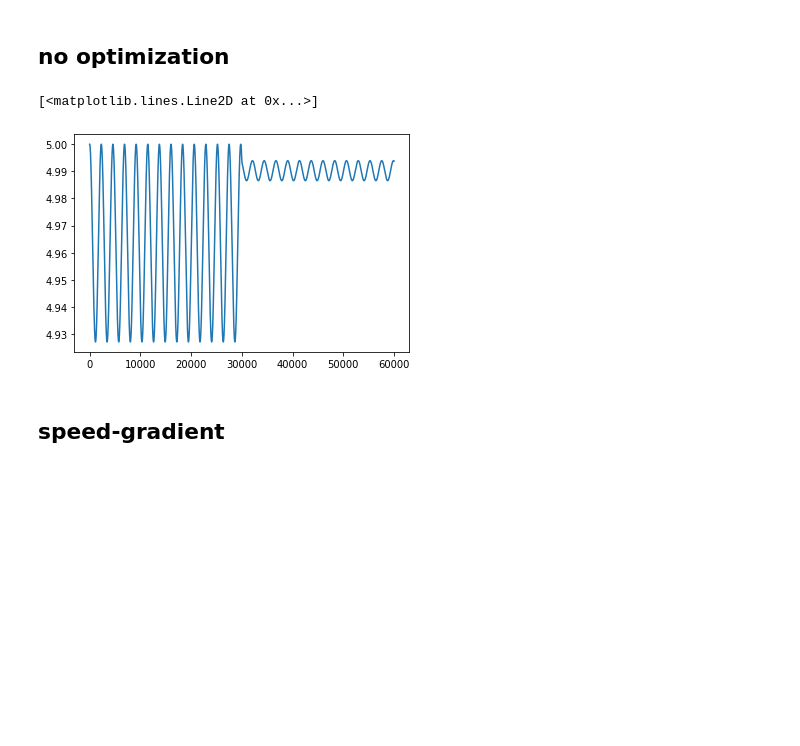
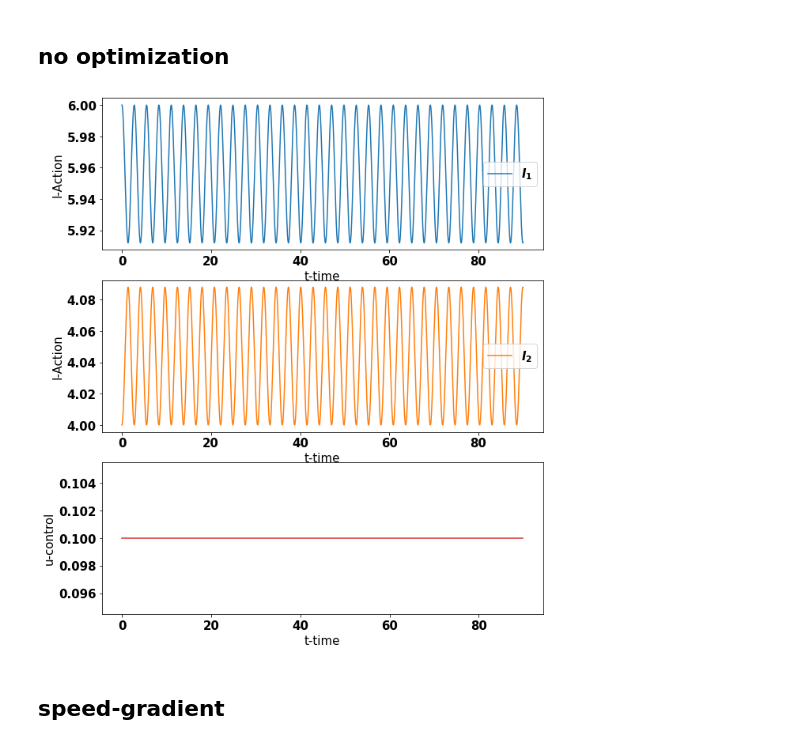
Before and after one commit to manyasha-n-m/hamilton-control, a Jupyter notebook: simulation.ipynb, the cells around one changed output. Drawn from its saved outputs; the diff is of its cells as text; code cells hidden in the pictures; blank space fills up the shorter version.

```diff
--- a/simulation.ipynb
+++ b/simulation.ipynb
@@ -18,16 +29,11 @@ m = Model1(np.array([5, 2, 0, 0]))
 # %% [markdown]
 ## no optimization
 # %%
-for i in range(300):
+m = Model1(init_state)
+for i in range(900):
     m.update(0.1)
-
-for i in range(300):
-    m.update(0.01)
+m.plot_evolution()
+# %% [output]
+[figure, added]
-# %%
-X = m.evolution
-plt.plot(X[:,0])
-# %% [output]
-[<matplotlib.lines.Line2D at 0x...>]
-[figure, removed]
 # %% [markdown]
 ## speed-gradient
```
Also changed, not shown: parts of 20 cells of this notebook.
